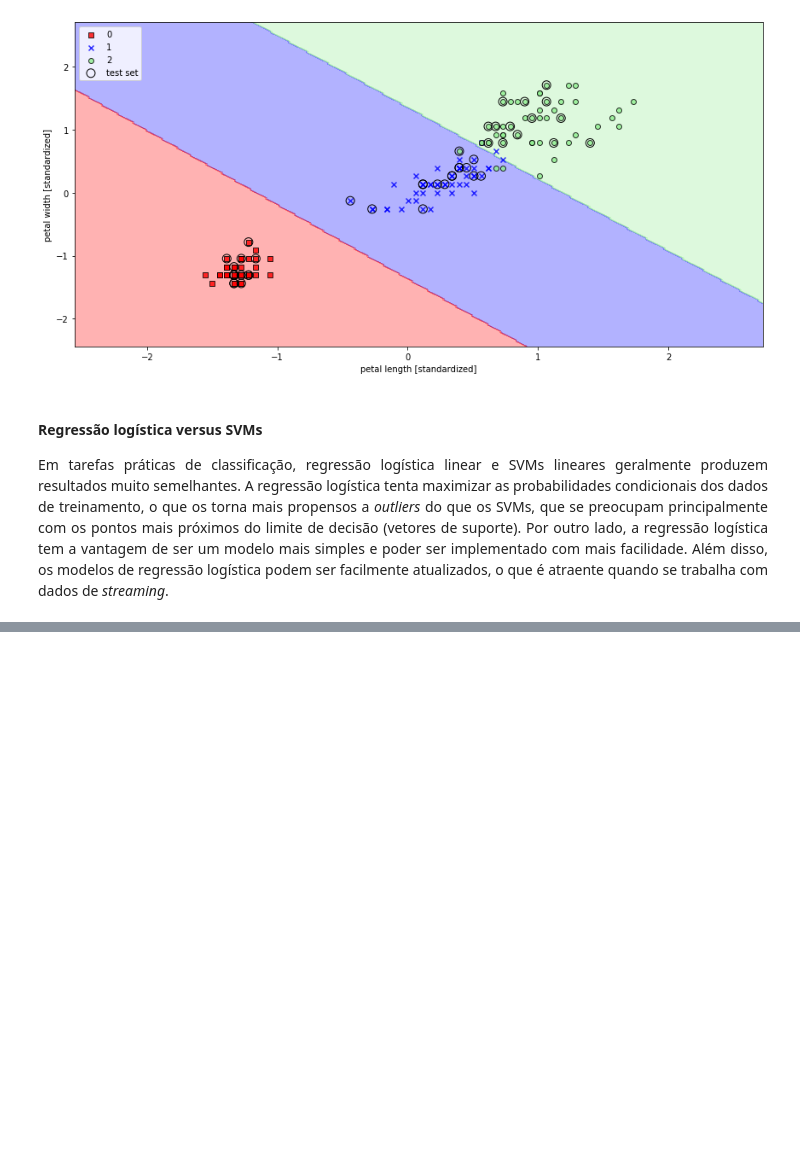
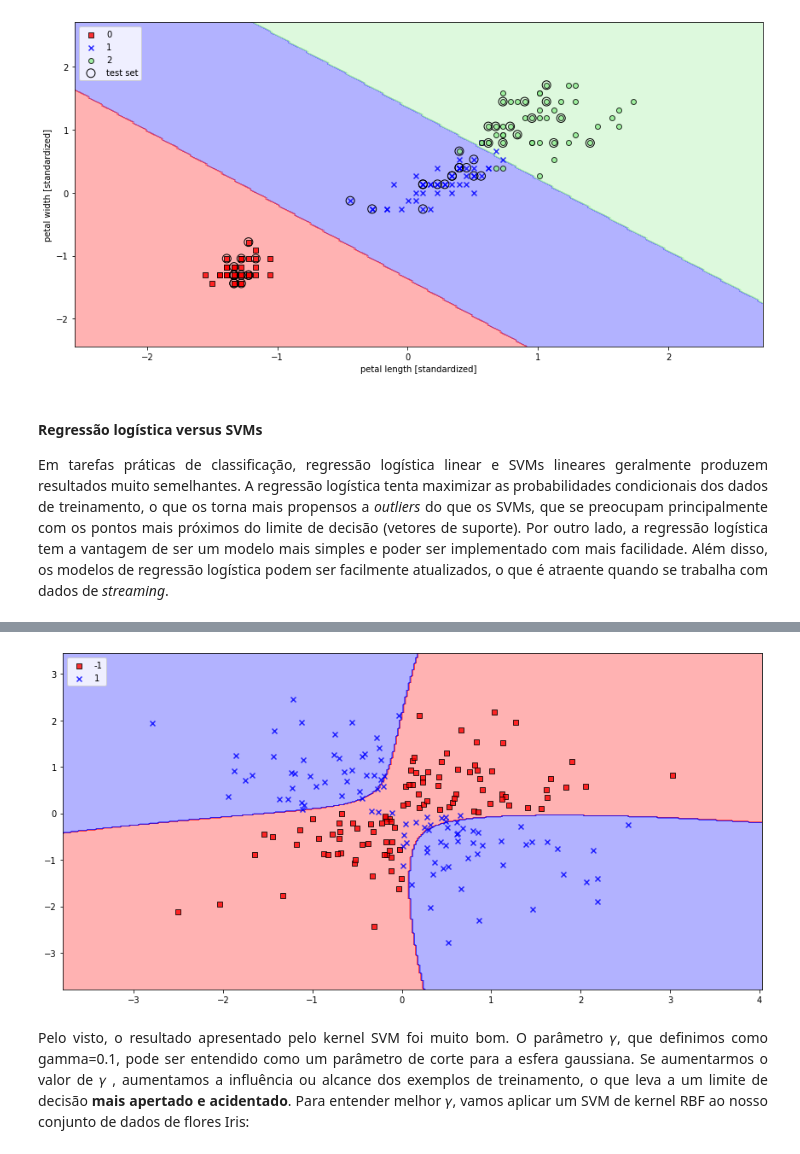
Before and after one commit to willianpina/Machine_Learning_Studies, a Jupyter notebook: Um tour pelos classificadores - scikit learn.ipynb, the cells around one changed output, grey strips where cells are left out. Cells and saved outputs as stored; diff of their text form; code cells hidden in the pictures; blank space fills up the shorter version.

```diff
--- a/Um tour pelos classificadores - scikit learn.ipynb
+++ b/Um tour pelos classificadores - scikit learn.ipynb
@@ -282,0 +334,19 @@ plt.show()
+# %%
+# Treinando o modelo
+svm = SVC(kernel='rbf', random_state=1, gamma=0.10, C=10.0) # Substituímos o "linear" pelo 'rbf'
+
+# Ajustando os dados
+svm.fit(X_xor, y_xor)
+
+plt.figure(figsize=(12,6))
+plot_decision_regions(X_xor, y_xor,
+                      classifier=svm)
+
+plt.legend(loc='upper left')
+plt.tight_layout()
+
+plt.show()
+# %% [output]
+[figure, added]
+# %% [markdown]
+<p align='justify'>Pelo visto, o resultado apresentado pelo kernel SVM foi muito bom. O parâmetro 𝛾, que definimos como gamma=0.1, pode ser entendido como um parâmetro de corte para a esfera gaussiana. Se aumentarmos o valor de 𝛾 , aumentamos a influência ou alcance dos exemplos de treinamento, o que leva a um limite de decisão <b>mais apertado e acidentado</b>. Para entender melhor 𝛾, vamos aplicar um SVM de kernel RBF ao nosso conjunto de dados de flores Iris:</p>
```
Also changed, not shown: parts of 7 cells of this notebook.
